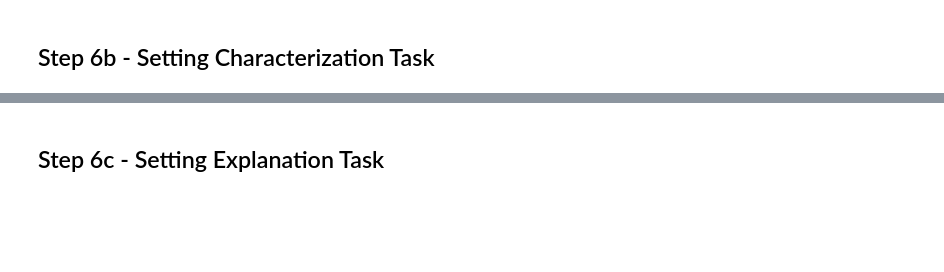
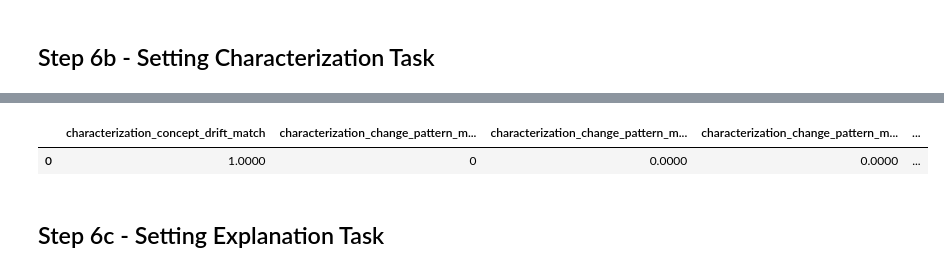
Before and after one commit to AC-Meira/Transition_Matrix_Process_Drift, a Jupyter notebook: Demonstration - CPN_Logs_Characterization_Ext - (Ostovar - Robust).ipynb, the cells around one changed output, grey strips where cells are left out. Drawn from its saved outputs; the diff is of its cells as text; code cells hidden in the pictures; blank space fills up the shorter version.

```diff
--- a/Demonstration - CPN_Logs_Characterization_Ext - (Ostovar - Robust).ipynb
+++ b/Demonstration - CPN_Logs_Characterization_Ext - (Ostovar - Robust).ipynb
@@ -425,0 +507,28 @@ TMPD_instance.get_localization_task(show_localization_dfg=True, show_original_df
+# %%
+### Validation metrics
+
+# Getting the distinct activities in the Localization Result
+localization_distinct_activities = set()
+for key, value in TMPD_instance.get_localization_task(show_localization_dfg=False, show_original_dfg=False, show_original_bpmn=False)[1].items():
+    if isinstance(value, list): # Check if the value is a list
+        # Skip the list if it contains only "None"
+        if len(value) == 1 and value[0] == "None":
+            continue
+        for item in value:
+            if isinstance(item, tuple): # If the items are tuples, extend the set with the tuple items
+                localization_distinct_activities.update(item)
+            else: # If the items are not tuples (i.e., strings), add them directly to the set
+                localization_distinct_activities.add(item)
+localization_result = list(localization_distinct_activities)
+print(localization_result)
+
+# Set comparison for 'Activities'
+precision, recall, f1_score = TMPD_utils.list_match_metrics(localization_ground_truth, localization_result)
+
+localization_task_validation_results = ({
+    'localization_activities_precision': precision,
+    'localization_activities_recall': recall,
+    'localization_activities_f1_score': f1_score
+})
+
+localization_task_validation_results
@@ -427,7 +541,7 @@ TMPD_instance.get_localization_task(show_localization_dfg=True, show_original_df
 ## Step 6b - Setting Characterization Task
 # %%
 # Setting Characterization Task
-TMPD_instance.set_characterization_task(llm_company = "openai", llm_model="gpt-4-1106-preview", api_key_path='Temp/openai_api_key.txt', llm_instructions_path='Codes/LLM_Instructions/instructions_v5.yaml') # "gpt-4-1106-preview", "gpt-3.5-turbo-0125", "gpt-4"
+TMPD_instance.set_characterization_task(llm_company = "openai", llm_model="gpt-4-1106-preview", api_key_path='Temp/openai_api_key.txt', llm_instructions_path='Codes/LLM_Instructions/instructions_v6.yaml') # "gpt-4-1106-preview", "gpt-3.5-turbo-0125", "gpt-4"
 # TMPD_instance.set_characterization_task(llm_company = "google", llm_model="gemini-pro", api_key_path='Temp/google_api_key.txt', llm_instructions_path='Codes/LLM_Instructions/instructions_v4.yaml')
 
 # Executing Characterization Task
@@ -459,0 +574,5 @@ Sequential fragments are denoted by '->'.
+# %%
+### Ground Truth
+
+characterization_ground_truth = {'concept_drift' : ['Yes'], 'change_pattern' : [change_activities_ground_truth[change_pattern_ground_truth]['change_pattern_name']], 'activities' : change_activities_ground_truth[change_pattern_ground_truth]['characterization_activities']}
+characterization_ground_truth
@@ -460,3 +638,16 @@ Sequential fragments are denoted by '->'.
+# %%
+understanding_tasks_results = pd.DataFrame([{**characterization_task_validation_results}])
+understanding_tasks_results['localization_activities'] = ', '.join(localization_result)
+understanding_tasks_results['characterization_change_pattern'] = ', '.join(TMPD_instance.get_characterization_task()[0]['change_pattern'])
+understanding_tasks_results['characterization_activities'] = ', '.join(TMPD_instance.get_characterization_task()[0]['activities'])
+understanding_tasks_results['localization_changes'] = [TMPD_instance.get_localization_task(show_localization_dfg=False, show_original_dfg=False, show_original_bpmn=False)[1]]
+understanding_tasks_results['reference_bpmn_text'] = TMPD_instance.get_localization_task(show_localization_dfg=False, show_original_dfg=False, show_original_bpmn=False)[2]
+understanding_tasks_results['detection_bpmn_text'] = TMPD_instance.get_localization_task(show_localization_dfg=False, show_original_dfg=False, show_original_bpmn=False)[3]
+understanding_tasks_results['change_patterns_llm_response'] = TMPD_instance.get_characterization_task()[1]
+understanding_tasks_results
+# %% [output]
+|  | characterization_concept_drift_match | characterization_change_pattern_m... | characterization_change_pattern_m... | characterization_change_pattern_m... | ... |
+| 0 | 1.0000 | 0 | 0.0000 | 0.0000 | ... |
 # %% [markdown]
 ## Step 6c - Setting Explanation Task
 # %%
```
Also changed, not shown: parts of 7 cells of this notebook, 1 other file.
